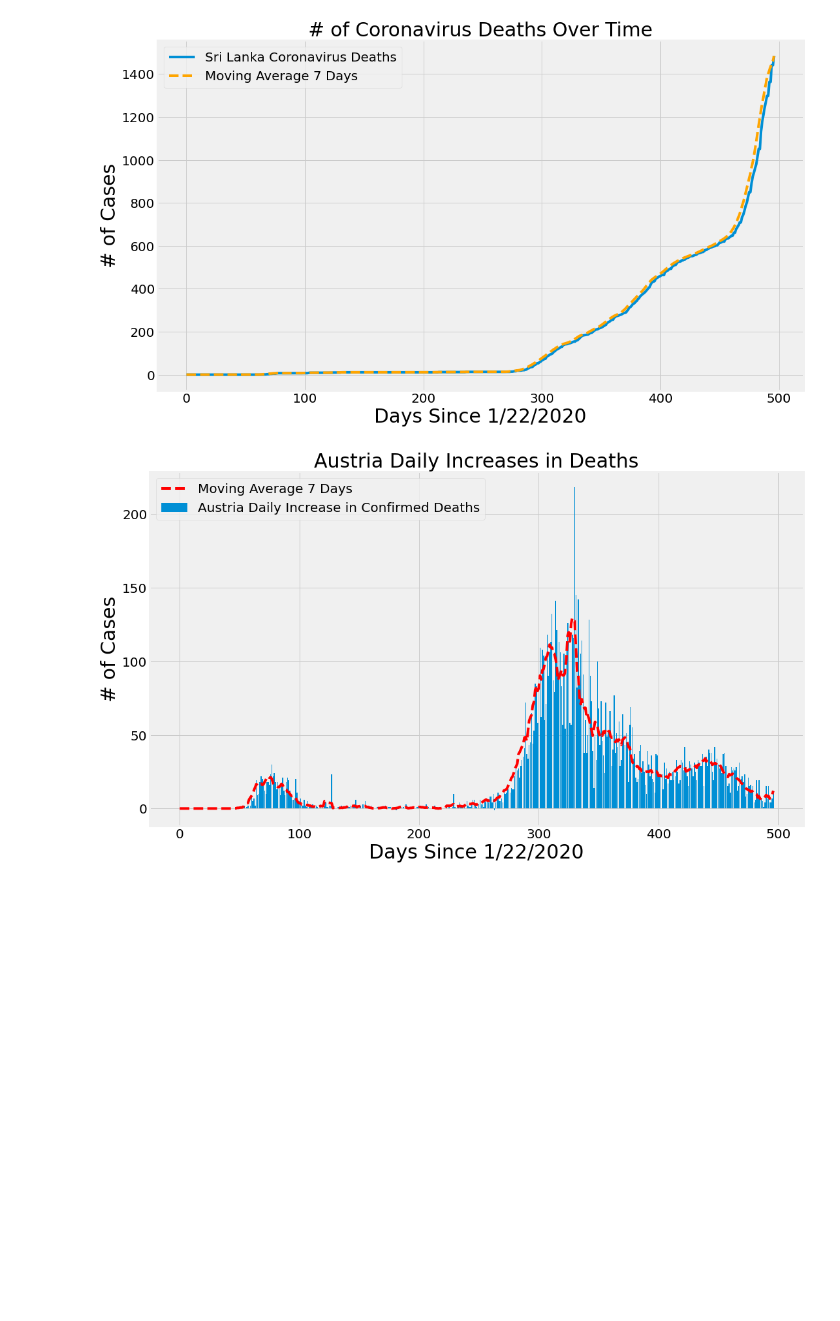
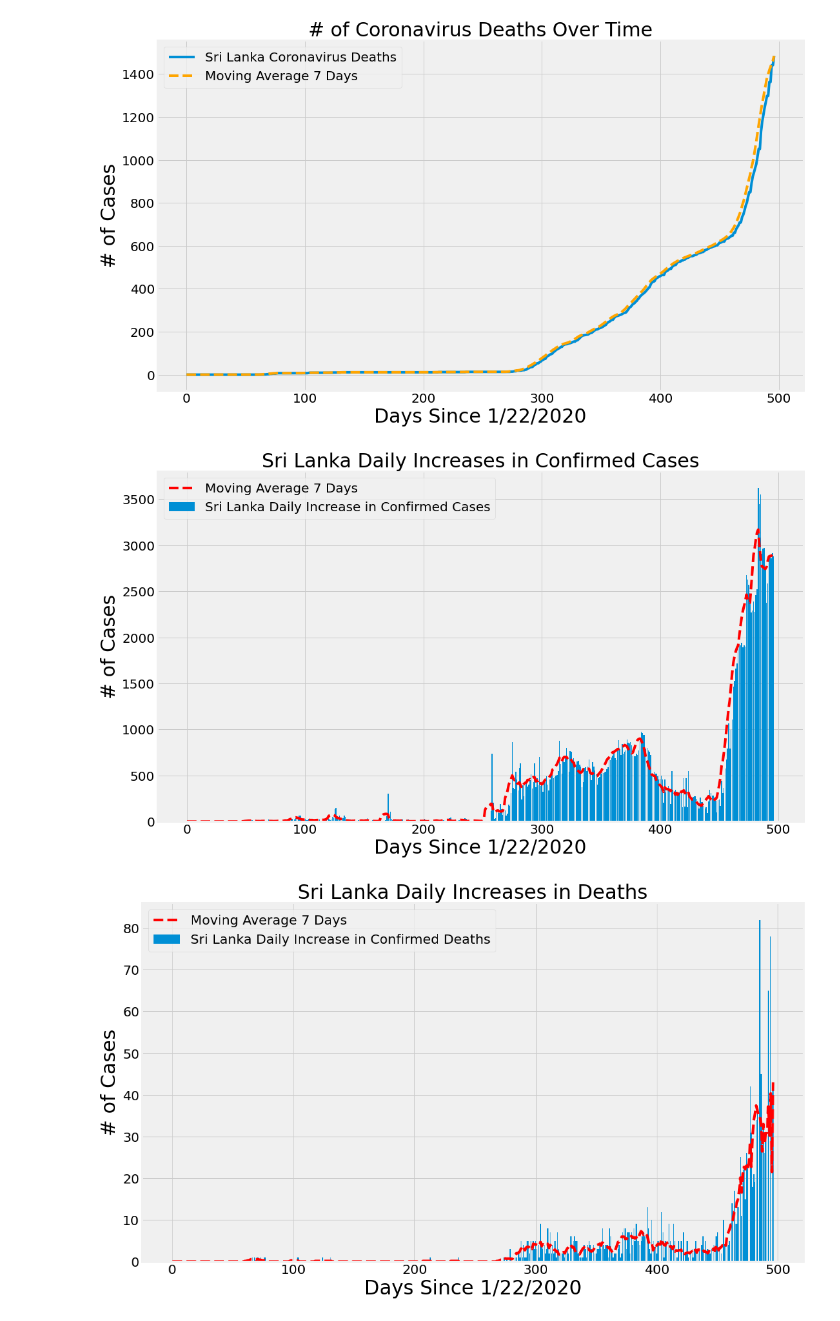
Before and after one commit to nilupulmanodya/covid-19-dashboard-for-SL, a Jupyter notebook: notebooks/Pipeline for Time Series anlysis.ipynb, the cells around one changed output. Cells and saved outputs as stored; diff of their text form; code cells hidden in the pictures; blank space fills up the shorter version.

```diff
--- a/notebooks/Pipeline for Time Series anlysis.ipynb
+++ b/notebooks/Pipeline for Time Series anlysis.ipynb
@@ -521,16 +472,16 @@ def country_plot(x, y1, y2, y3, country):
     #plt.yticks(size=20)
     #plt.show()
 
-    #plt.figure(figsize=(16, 10))
-    #plt.bar(x, y2)
-    #plt.plot(x, confirmed_increase_avg, color='red', linestyle='dashed')
-    #plt.legend(['Moving Average {} Days'.format(window), '{} Daily Increase in Confirmed Cases'.format(country)], prop={'size': 20})
-    #plt.title('{} Daily Increases in Confirmed Cases'.format(country), size=30)
-    #plt.xlabel('Days Since 1/22/2020', size=30)
-    #plt.ylabel('# of Cases', size=30)
-    #plt.xticks(size=20)
-    #plt.yticks(size=20)
-    #plt.show()
+    plt.figure(figsize=(16, 10))
+    plt.bar(x, y2)
+    plt.plot(x, confirmed_increase_avg, color='red', linestyle='dashed')
+    plt.legend(['Moving Average {} Days'.format(window), '{} Daily Increase in Confirmed Cases'.format(country)], prop={'size': 20})
+    plt.title('{} Daily Increases in Confirmed Cases'.format(country), size=30)
+    plt.xlabel('Days Since 1/22/2020', size=30)
+    plt.ylabel('# of Cases', size=30)
+    plt.xticks(size=20)
+    plt.yticks(size=20)
+    plt.show()
 
     plt.figure(figsize=(16, 10))
     plt.bar(x, y3)
@@ -543,16 +494,16 @@ def country_plot(x, y1, y2, y3, country):
     plt.yticks(size=20)
     plt.show()
 
-#     plt.figure(figsize=(16, 10))
-#     plt.bar(x, y4)
-#     plt.plot(x, recovery_increase_avg, color='red', linestyle='dashed')
-#     plt.legend(['Moving Average {} Days'.format(window), '{} Daily Increase in Confirmed Recoveries'.format(country)], prop={'size': 20})
-#     plt.title('{} Daily Increases in Recoveries'.format(country), size=30)
-#     plt.xlabel('Days Since 1/22/2020', size=30)
-#     plt.ylabel('# of Cases', size=30)
-#     plt.xticks(size=20)
-#     plt.yticks(size=20)
-#     plt.show()
+#    plt.figure(figsize=(16, 10))
+#    plt.bar(x, y4)
+#    plt.plot(x, recovery_increase_avg, color='red', linestyle='dashed')
+#    plt.legend(['Moving Average {} Days'.format(window), '{} Daily Increase in Confirmed Recoveries'.format(country)], prop={'size': 20})
+#    plt.title('{} Daily Increases in Recoveries'.format(country), size=30)
+#    plt.xlabel('Days Since 1/22/2020', size=30)
+#    plt.ylabel('# of Cases', size=30)
+#    plt.xticks(size=20)
+#    plt.yticks(size=20)
+#    plt.show()
 
 # helper function for getting country's cases, deaths, and recoveries
 def get_country_info(country_name):
@@ -577,7 +528,8 @@ def country_visualizations(country_name):
 #     country_daily_recovery = daily_increase(country_recoveries)
 
     country_plot(adjusted_dates, country_cases, country_daily_increase, country_daily_death, country_name)
-# %%
-country_visualizations('Austria')
-# %% [output]
-[figure, removed]
+# %%
+country_visualizations('Sri Lanka')
+# %% [output]
+[figure, added]
+[figure, added]
```
Also changed, not shown: parts of 34 cells of this notebook, 1 other file.
